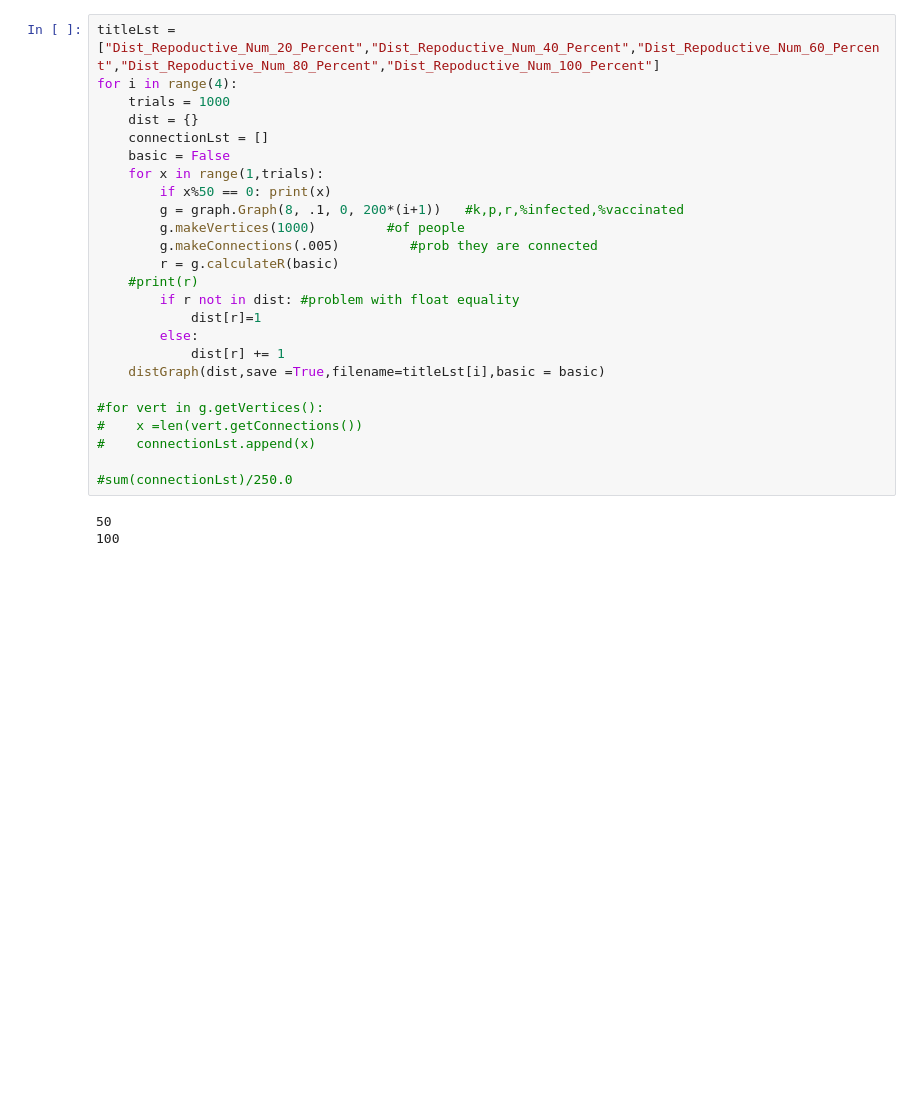
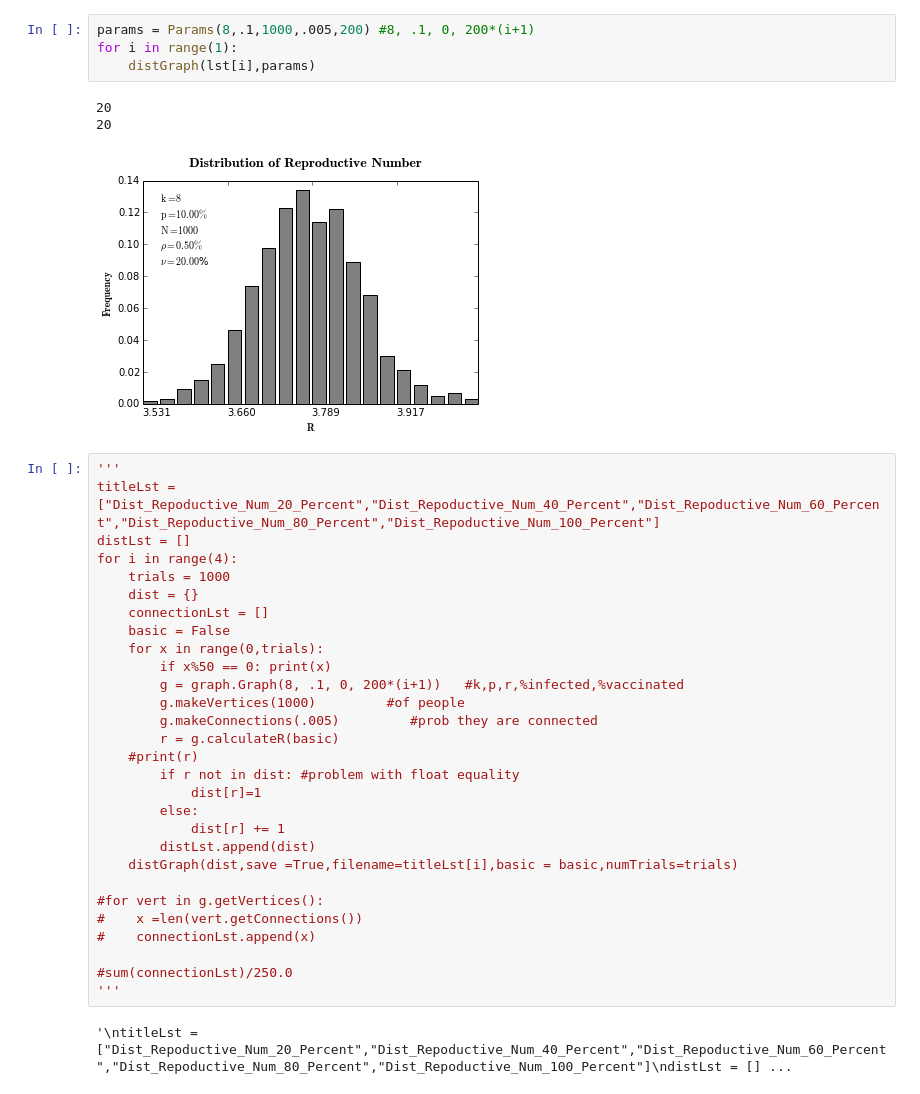
Before and after one commit to erinellefsen/summer2015, a Jupyter notebook: R_Distribution.ipynb, the cells around one changed output. Cells and saved outputs as stored; diff of their text form; blank space fills up the shorter version.

Commit message:
graphs look good. added parameter class to consolidate parameters. about to try and make graph directed

```diff
--- a/R_Distribution.ipynb
+++ b/R_Distribution.ipynb
@@ -10,11 +106,21 @@ import collections
+# %%
+params = Params(8,.1,1000,.005,200) #8, .1, 0, 200*(i+1)
+for i in range(1):
+    distGraph(lst[i],params)
+# %% [output]
+20
+20
+[figure, added]
 # %%
+'''
 titleLst = ["Dist_Repoductive_Num_20_Percent","Dist_Repoductive_Num_40_Percent","Dist_Repoductive_Num_60_Percent","Dist_Repoductive_Num_80_Percent","Dist_Repoductive_Num_100_Percent"]
+distLst = []
 for i in range(4):
     trials = 1000
     dist = {}
     connectionLst = []
     basic = False
-    for x in range(1,trials):
+    for x in range(0,trials):
         if x%50 == 0: print(x)
         g = graph.Graph(8, .1, 0, 200*(i+1))   #k,p,r,%infected,%vaccinated
         g.makeVertices(1000)         #of people
@@ -25,13 +131,14 @@ for i in range(4):
             dist[r]=1
         else:
             dist[r] += 1
-    distGraph(dist,save =True,filename=titleLst[i],basic = basic)
+        distLst.append(dist)
+    distGraph(dist,save =True,filename=titleLst[i],basic = basic,numTrials=trials)
 
 #for vert in g.getVertices():
 #    x =len(vert.getConnections())
 #    connectionLst.append(x)
 
 #sum(connectionLst)/250.0
+'''
 # %% [output]
-50
-100
+'\ntitleLst = ["Dist_Repoductive_Num_20_Percent","Dist_Repoductive_Num_40_Percent","Dist_Repoductive_Num_60_Percent","Dist_Repoductive_Num_80_Percent","Dist_Repoductive_Num_100_Percent"]\ndistLst = [] ...
```
Also changed, not shown: parts of 15 cells of this notebook, 21 other files.
